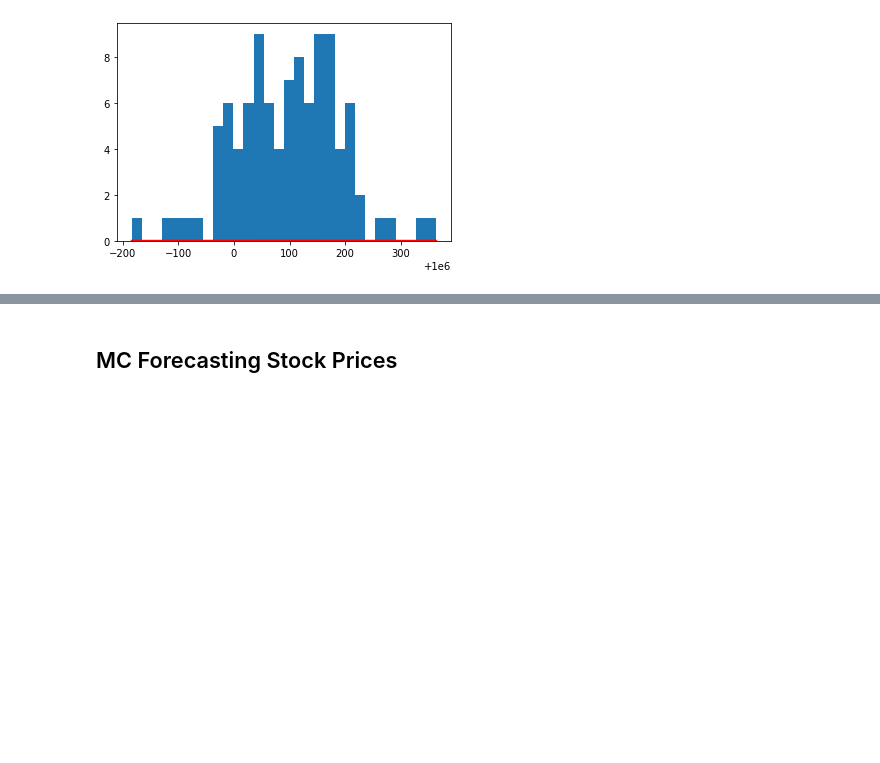
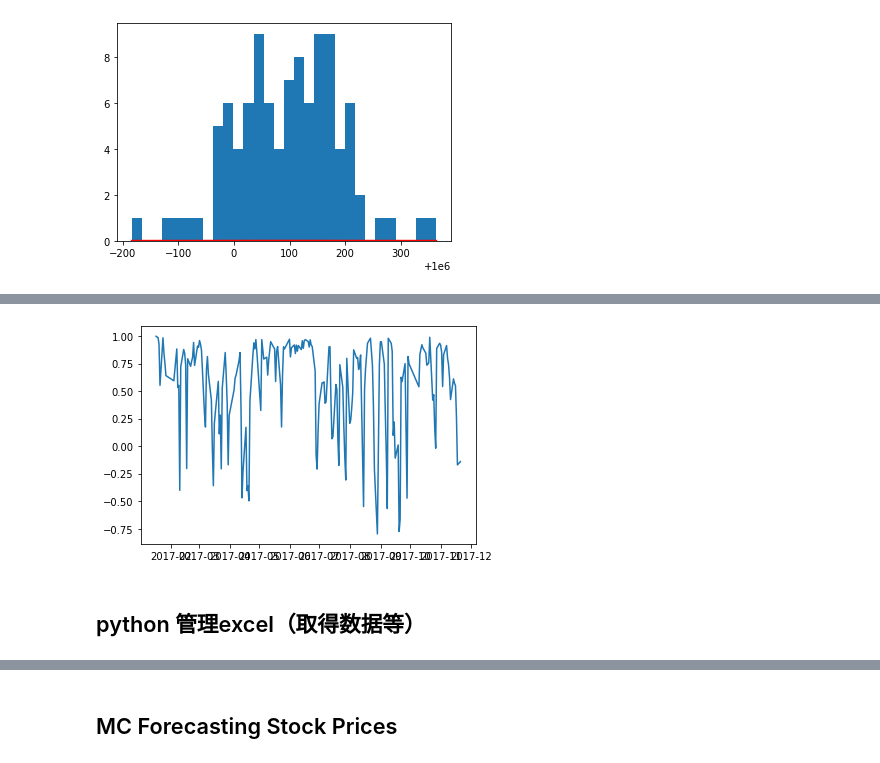
Before and after one commit to gysun137/storknote, a Jupyter notebook: note.ipynb, the cells around one changed output, grey strips where cells are left out. Saved outputs shown, nothing was run; the diff lists cells and outputs as text; code cells hidden in the pictures; blank space fills up the shorter version.

```diff
--- a/note.ipynb
+++ b/note.ipynb
@@ -323,0 +814,10 @@ plt.plot(fit_linspace,pdf, lw=2, c='r')
+# %%
+stork1 = pd.read_excel(datapath, sheet_name='600036.XSHG', index_col='datetime')
+
+stork_5DayR = stork.close.pct_change(5)
+
+stork1_5DayR = stork1.close.pct_change(5)
+
+df = pd.concat([stork_5DayR,stork1_5DayR],axis=1,keys=['ZSYH','PAYH'])
+df
+df.cov()
@@ -323,0 +974,5 @@ plt.plot(fit_linspace,pdf, lw=2, c='r')
+# %%
+## 50天的5日收益相关性
+
+cor = df.rolling(5).corr()
+cor
@@ -323,0 +994,8 @@ plt.plot(fit_linspace,pdf, lw=2, c='r')
+# %%
+plt.plot(cor.unstack()['ZSYH','PAYH'])
+cor.unstack()
+plt.show()
+# %% [output]
+[figure, added]
+# %% [markdown]
+## python 管理excel（取得数据等）
```
Also changed, not shown: parts of 116 cells of this notebook.
